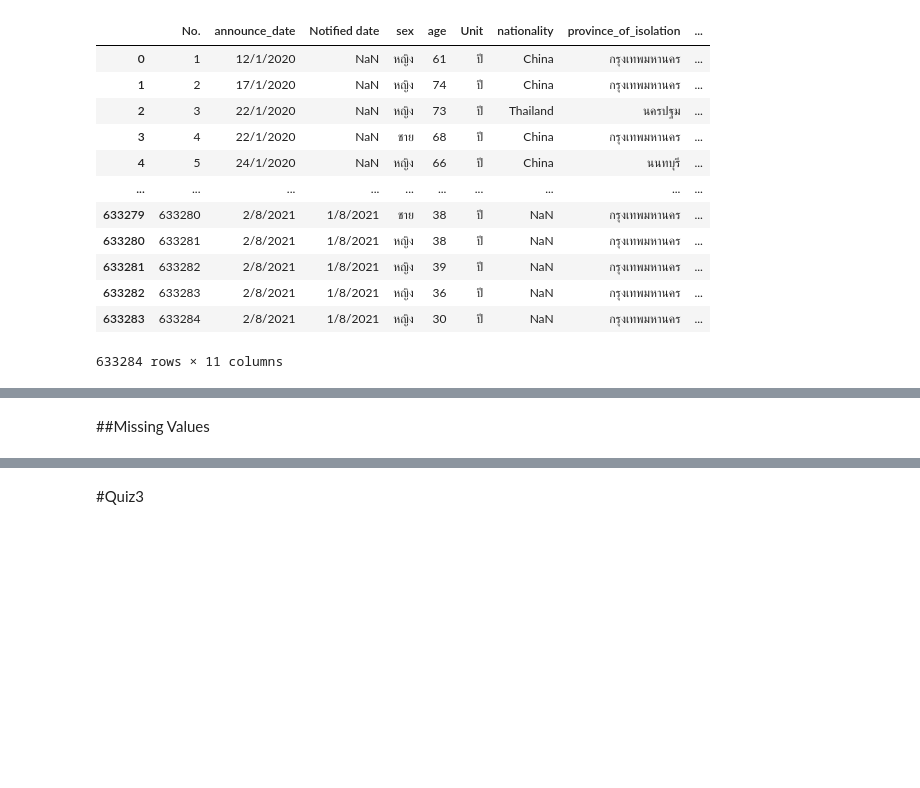
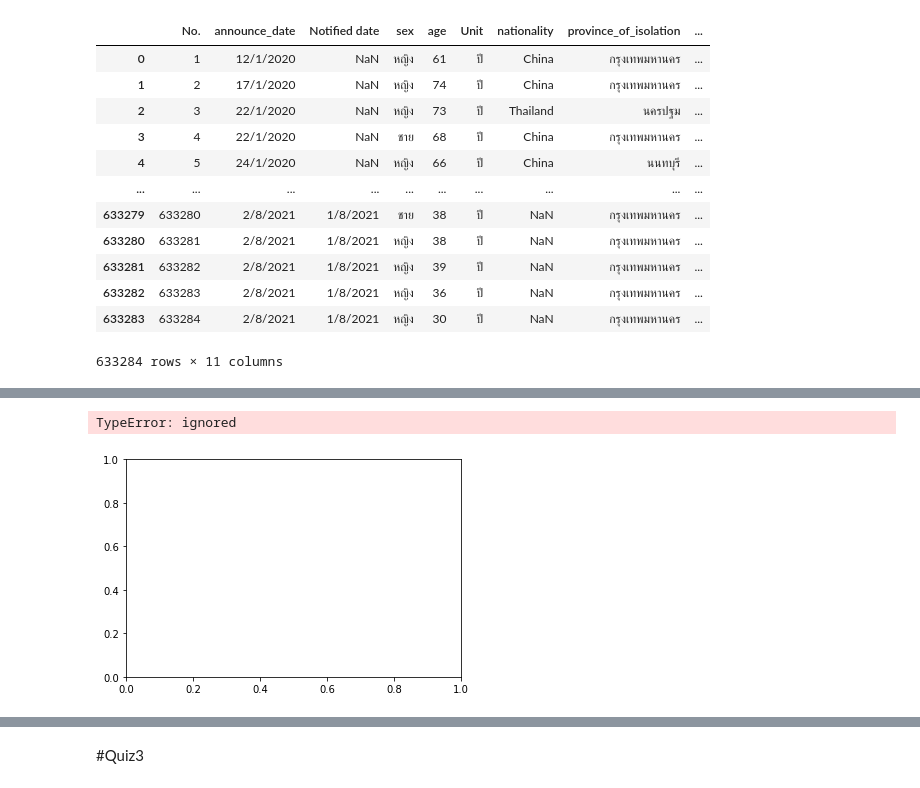
Before and after one commit to 603021852-8/DWDM21, a Jupyter notebook: Data_Preprocessing_(Chapter3).ipynb, the cells around one changed output, grey strips where cells are left out. Cells and saved outputs as stored; diff of their text form; code cells hidden in the pictures; blank space fills up the shorter version.

```diff
--- a/Data_Preprocessing_(Chapter3).ipynb
+++ b/Data_Preprocessing_(Chapter3).ipynb
@@ -42,7 +42,8 @@ import os #จัดการไฟล์และ path
 # %%
 path = '/content/drive/My Drive/DWDM2021_DATA'
 # %%
-data_cases = data = pd.read_csv(os.path.join(path,'confirmed-cases.csv'))
+path = '/content/drive/My Drive/DWDM2021_DATA'
+data_cases = pd.read_csv(os.path.join(path,'confirmed-cases.csv'))
 data_cases
 # %% [output]
 |  | No. | announce_date | Notified date | sex | age | Unit | nationality | province_of_isolation | ... |
@@ -79,2 +149,7 @@ data_case.describe()
-# %% [markdown]
-##Missing Values
+# %%
+from matplotlib import pyplot as plt
+
+plt.boxplot(data_cases['age'])  # มีค่า missing ก็ plot ไม่ได้
+# %% [output]
+TypeError: ignored
+[figure, added]
```
Also changed, not shown: parts of 23 cells of this notebook.
